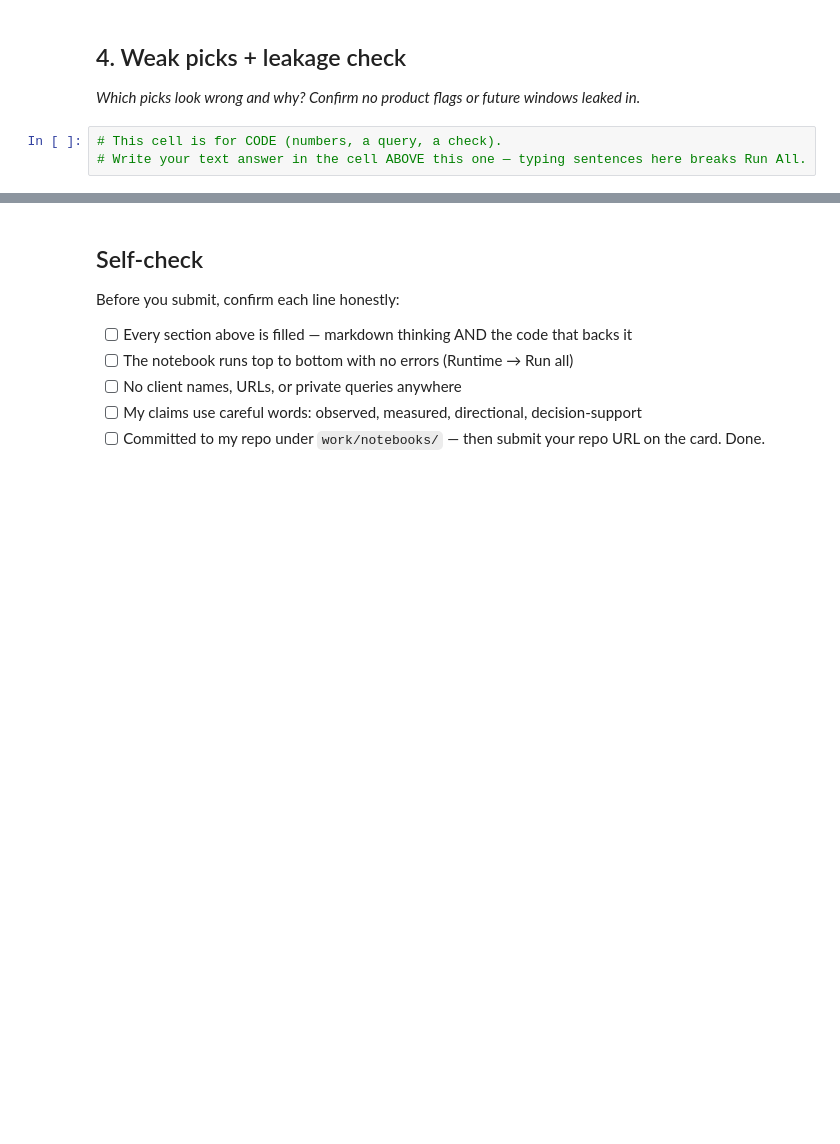
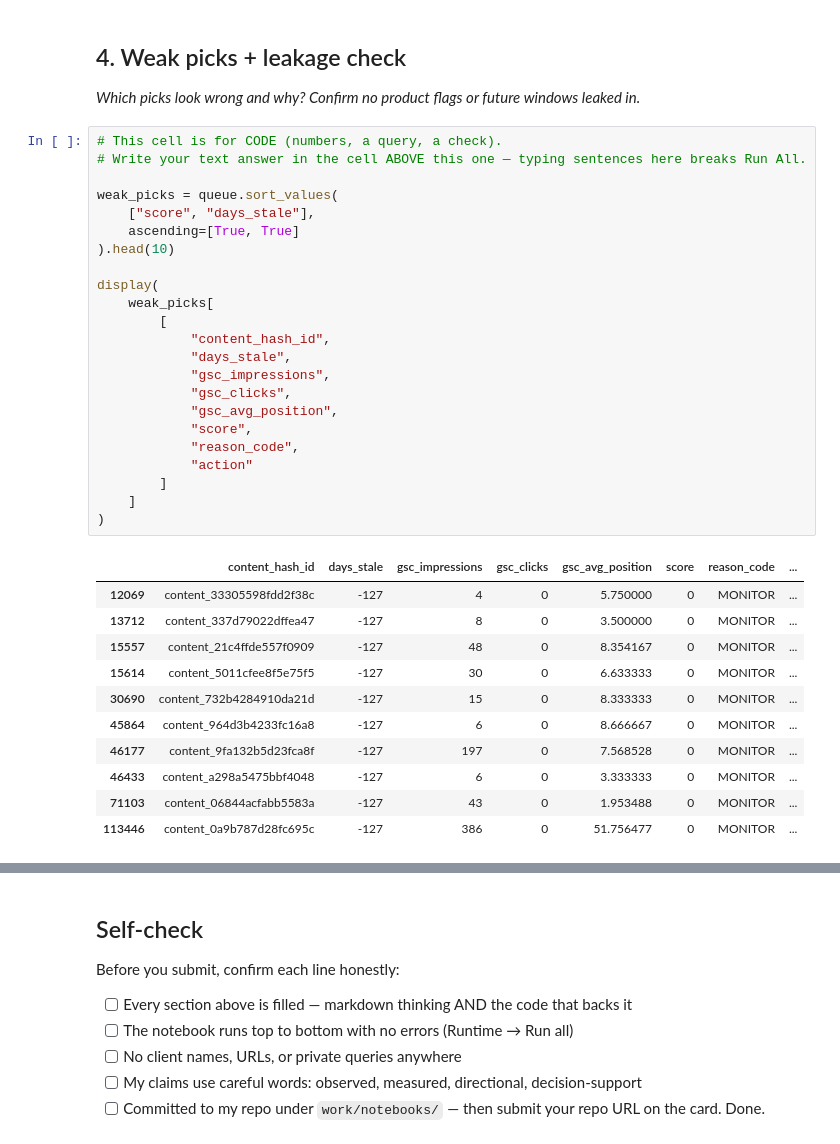
Before and after one commit to abdul-ITexpert/flyrank-internship-week1, a Jupyter notebook: work/notebooks/w04_baseline_score.ipynb, the cells around one changed output, grey strips where cells are left out. Cells and saved outputs as stored; diff of their text form; blank space fills up the shorter version.

```diff
--- a/work/notebooks/w04_baseline_score.ipynb
+++ b/work/notebooks/w04_baseline_score.ipynb
@@ -34,3 +465,35 @@ This skeleton is yours to fill. Work the sections **in order** — each one has
 # %%
 # This cell is for CODE (numbers, a query, a check).
 # Write your text answer in the cell ABOVE this one — typing sentences here breaks Run All.
+
+weak_picks = queue.sort_values(
+    ["score", "days_stale"],
+    ascending=[True, True]
+).head(10)
+
+display(
+    weak_picks[
+        [
+            "content_hash_id",
+            "days_stale",
+            "gsc_impressions",
+            "gsc_clicks",
+            "gsc_avg_position",
+            "score",
+            "reason_code",
+            "action"
+        ]
+    ]
+)
+# %% [output]
+|  | content_hash_id | days_stale | gsc_impressions | gsc_clicks | gsc_avg_position | score | reason_code | ... |
+| 12069 | content_33305598fdd2f38c | -127 | 4 | 0 | 5.750000 | 0 | MONITOR | ... |
+| 13712 | content_337d79022dffea47 | -127 | 8 | 0 | 3.500000 | 0 | MONITOR | ... |
+| 15557 | content_21c4ffde557f0909 | -127 | 48 | 0 | 8.354167 | 0 | MONITOR | ... |
+| 15614 | content_5011cfee8f5e75f5 | -127 | 30 | 0 | 6.633333 | 0 | MONITOR | ... |
+| 30690 | content_732b4284910da21d | -127 | 15 | 0 | 8.333333 | 0 | MONITOR | ... |
+| 45864 | content_964d3b4233fc16a8 | -127 | 6 | 0 | 8.666667 | 0 | MONITOR | ... |
+| 46177 | content_9fa132b5d23fca8f | -127 | 197 | 0 | 7.568528 | 0 | MONITOR | ... |
+| 46433 | content_a298a5475bbf4048 | -127 | 6 | 0 | 3.333333 | 0 | MONITOR | ... |
+| 71103 | content_06844acfabb5583a | -127 | 43 | 0 | 1.953488 | 0 | MONITOR | ... |
+| 113446 | content_0a9b787d28fc695c | -127 | 386 | 0 | 51.756477 | 0 | MONITOR | ... |
```
Also changed, not shown: parts of 18 cells of this notebook.
